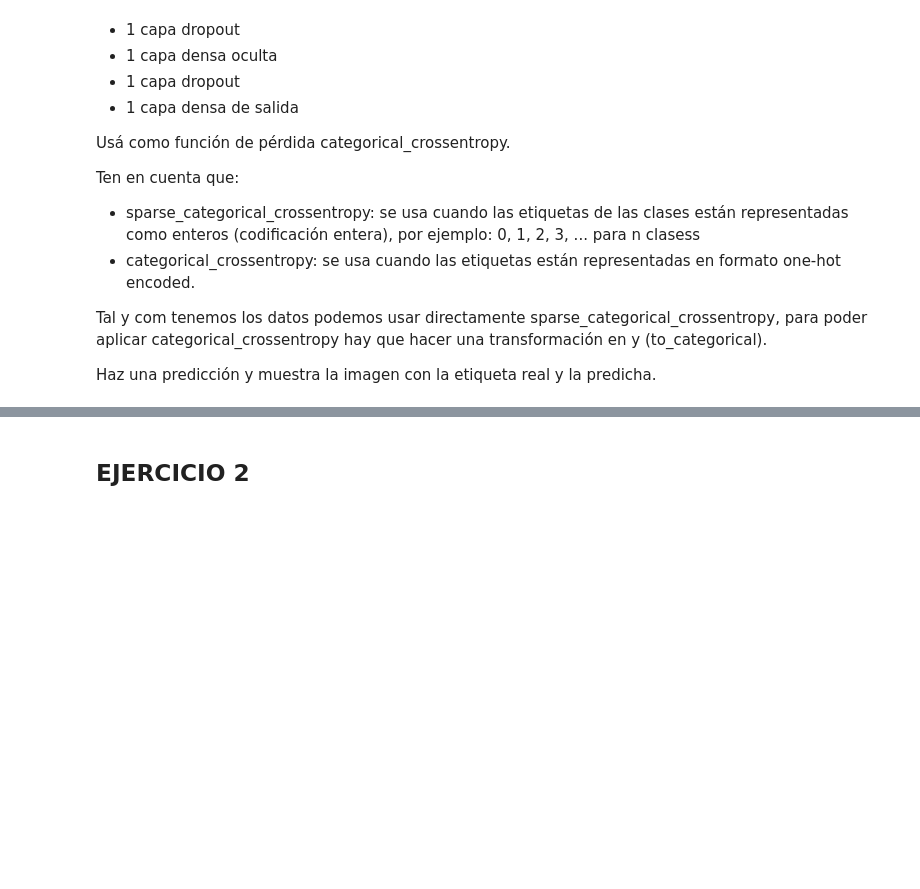
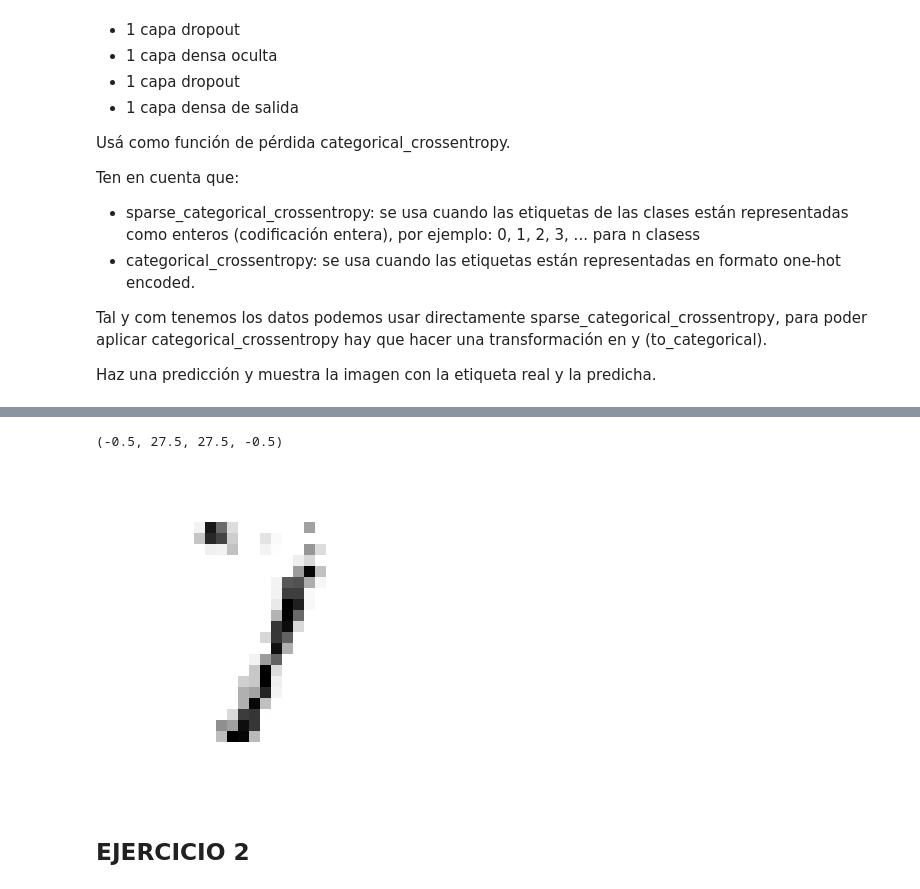
Before and after one commit to Mario-Lopez-Gonzalez/Python_clase, a Jupyter notebook: SAPA/Ejercicios/5_3Ejercicios.ipynb, the cells around one changed output, grey strips where cells are left out. Drawn from its saved outputs; the diff is of its cells as text; code cells hidden in the pictures; blank space fills up the shorter version.

```diff
--- a/SAPA/Ejercicios/5_3Ejercicios.ipynb
+++ b/SAPA/Ejercicios/5_3Ejercicios.ipynb
@@ -111,0 +129,18 @@ print(f"Etiqueta predecida: {model.predict(x_test[i])}")
+# %%
+# Predicciones hasta fallar
+real = 0
+predict = 0
+tries = 0
+while real == predict:
+    tries += 1
+    i = random.randint(1,len(x_test))
+    real = y_test[i]
+    model.predict(x_test[i].reshape(1, 28, 28, 1))
+    pred = model.predict(x_test[i].reshape(1, 28, 28, 1))
+    predict = np.argmax(pred)
+
+print(f"Fallo con muestra {i}, etiqueta real {real} y predicción {predict}. {tries} de intentos")
+plt.figure(figsize=(4, 4))
+plt.imshow(x_test[i],cmap='gray_r')
+plt.axis("off")
+# %% [output]
@@ -112,3 +164,5 @@ print(f"Etiqueta predecida: {model.predict(x_test[i])}")
+(-0.5, 27.5, 27.5, -0.5)
+[figure, added]
 # %% [markdown]
 ## EJERCICIO 2
 # %% [markdown]
```
Also changed, not shown: parts of 7 cells of this notebook, 5 other files.
